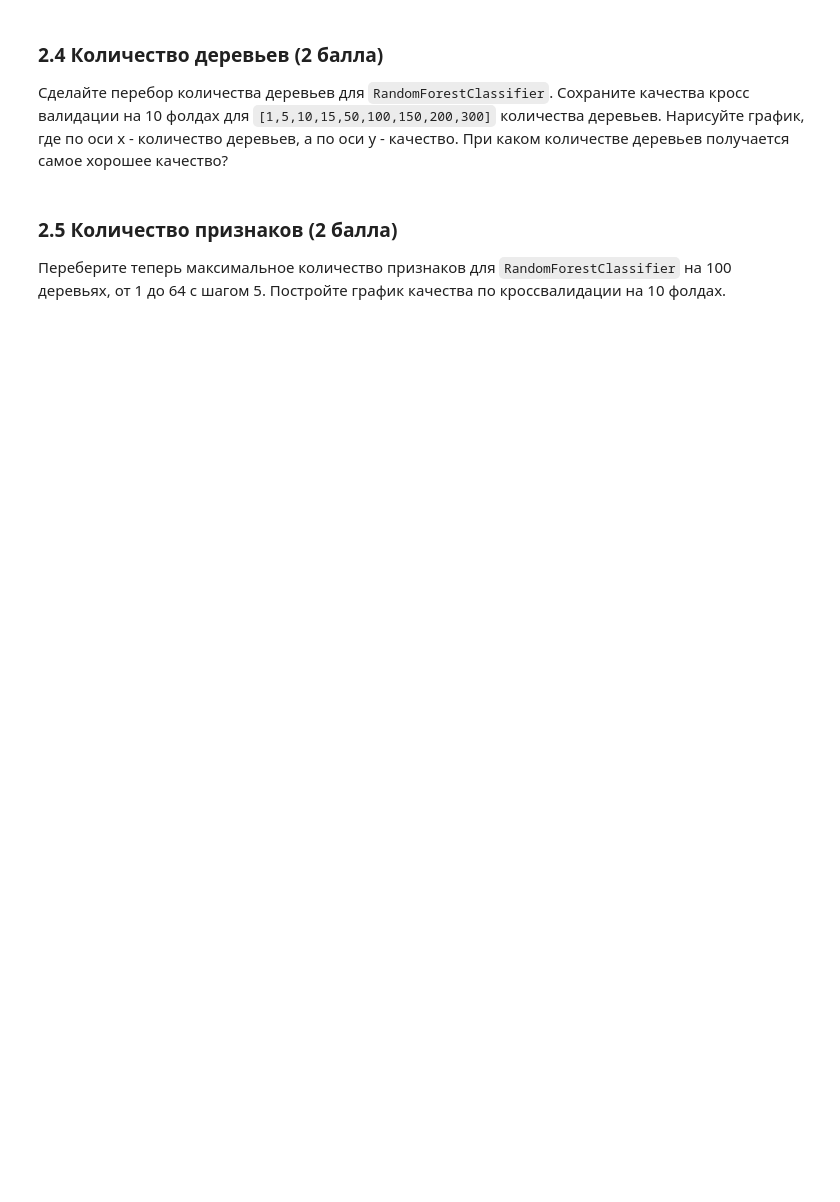
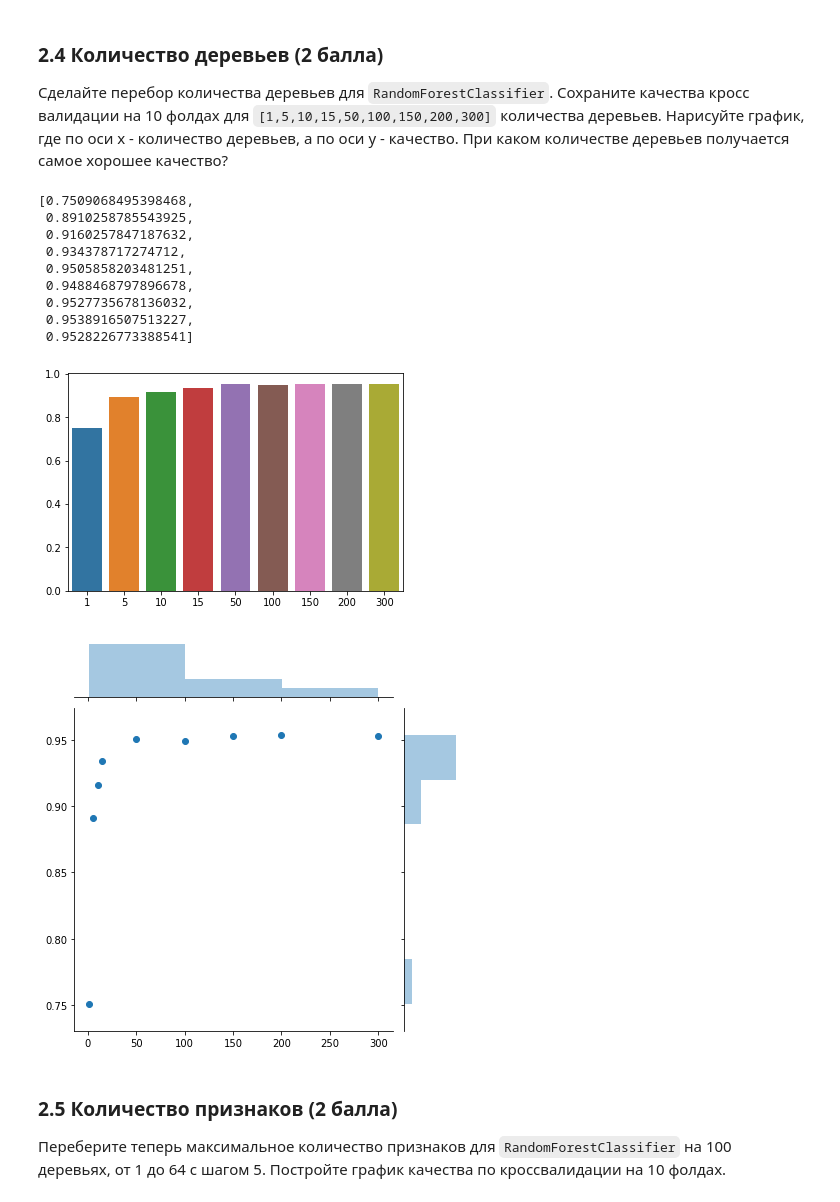
Before and after one commit to Agotsulov/ML-7bits, a Jupyter notebook: week09_09-02-decision-trees-workshop.ipynb, the cells around one changed output. Saved outputs shown, nothing was run; the diff lists cells and outputs as text; code cells hidden in the pictures; blank space fills up the shorter version.

```diff
--- a/week09_09-02-decision-trees-workshop.ipynb
+++ b/week09_09-02-decision-trees-workshop.ipynb
@@ -110,7 +110,7 @@ MO_models = [KNeighborsClassifier(n_neighbors=10), \
              RidgeClassifier(), \
              DecisionTreeClassifier(random_state=42), \
              BaggingClassifier(DecisionTreeClassifier(random_state=42), n_estimators=100), \
-             BaggingClassifier(DecisionTreeClassifier(random_state=42, max_features=0.5), n_estimators=100), \
+             BaggingClassifier(DecisionTreeClassifier(random_state=42), n_estimators=100, max_features=0.5), \
              RandomForestClassifier(n_estimators=100)
             ]
 
@@ -250,6 +250,36 @@ BaggingClassifier(base_estimator=DecisionTreeClassifier(class_weight=None, crite
 ### 2.4 Количество деревьев (2 балла)
 
 Сделайте перебор количества деревьев для `RandomForestClassifier`. Сохраните качества кросс валидации на 10 фолдах для `[1,5,10,15,50,100,150,200,300]` количества деревьев. Нарисуйте график, где по оси x - количество деревьев, а по оси y - качество. При каком количестве деревьев получается самое хорошее качество?
+# %%
+n = [1, 5, 10, 15, 50, 100, 150, 200, 300]
+
+scores = [None, None, None, None, None, None, None, None, None]
+
+for i in range(0, 9):
+    scores[i] = cross_val_score(RandomForestClassifier(n_estimators=n[i]), X, y, cv=10, scoring="accuracy")
+# %%
+scores_mean = [0, 0, 0, 0, 0, 0, 0, 0, 0]
+for i in range(0, 9):
+    scores_mean[i] = scores[i].mean()
+
+import seaborn as sns
+
+sns.barplot(x=n, y=scores_mean)
+sns.jointplot(x=n, y=scores_mean)
+
+scores_mean
+# %% [output]
+[0.7509068495398468,
+ 0.8910258785543925,
+ 0.9160257847187632,
+ 0.934378717274712,
+ 0.9505858203481251,
+ 0.9488468797896678,
+ 0.9527735678136032,
+ 0.9538916507513227,
+ 0.9528226773388541]
+[figure, added]
+[figure, added]
 # %% [markdown]
 ### 2.5 Количество признаков  (2 балла)
 
```
Also changed, not shown: parts of 3 cells of this notebook.
